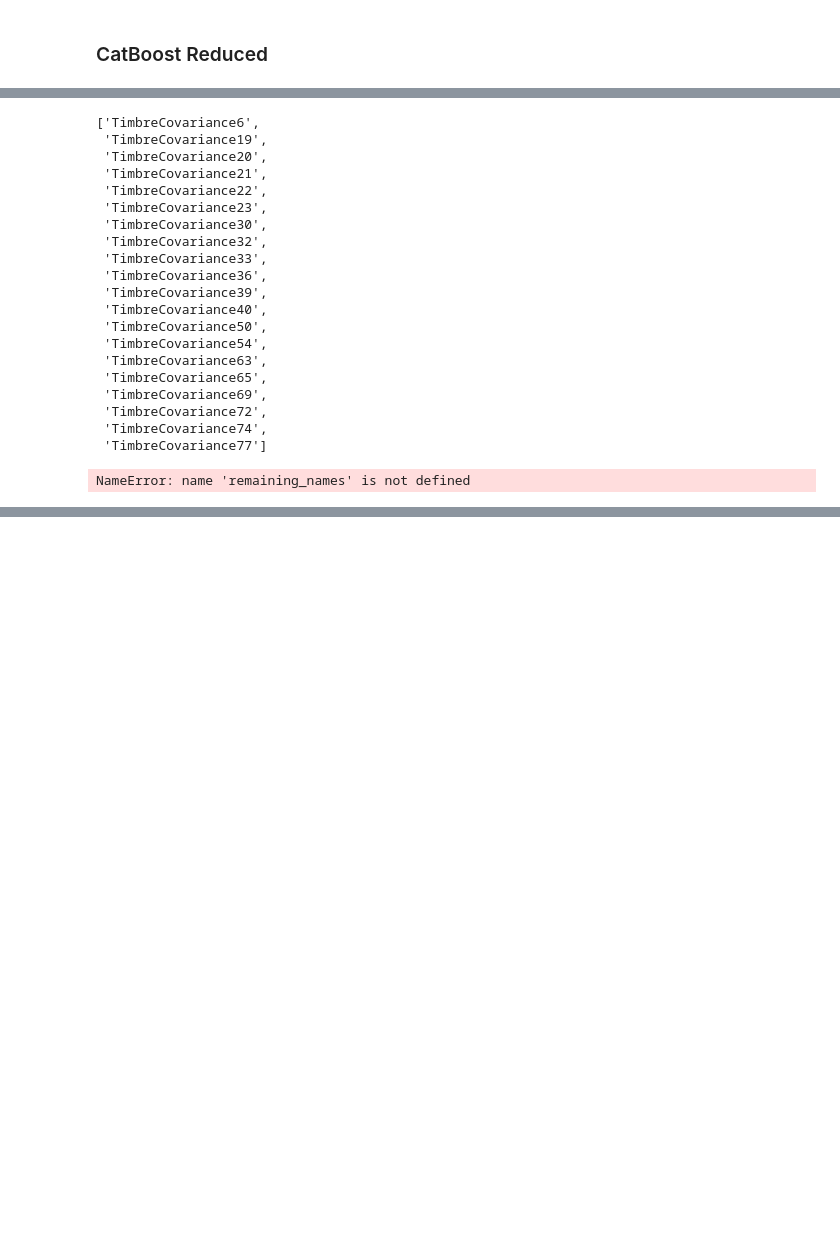
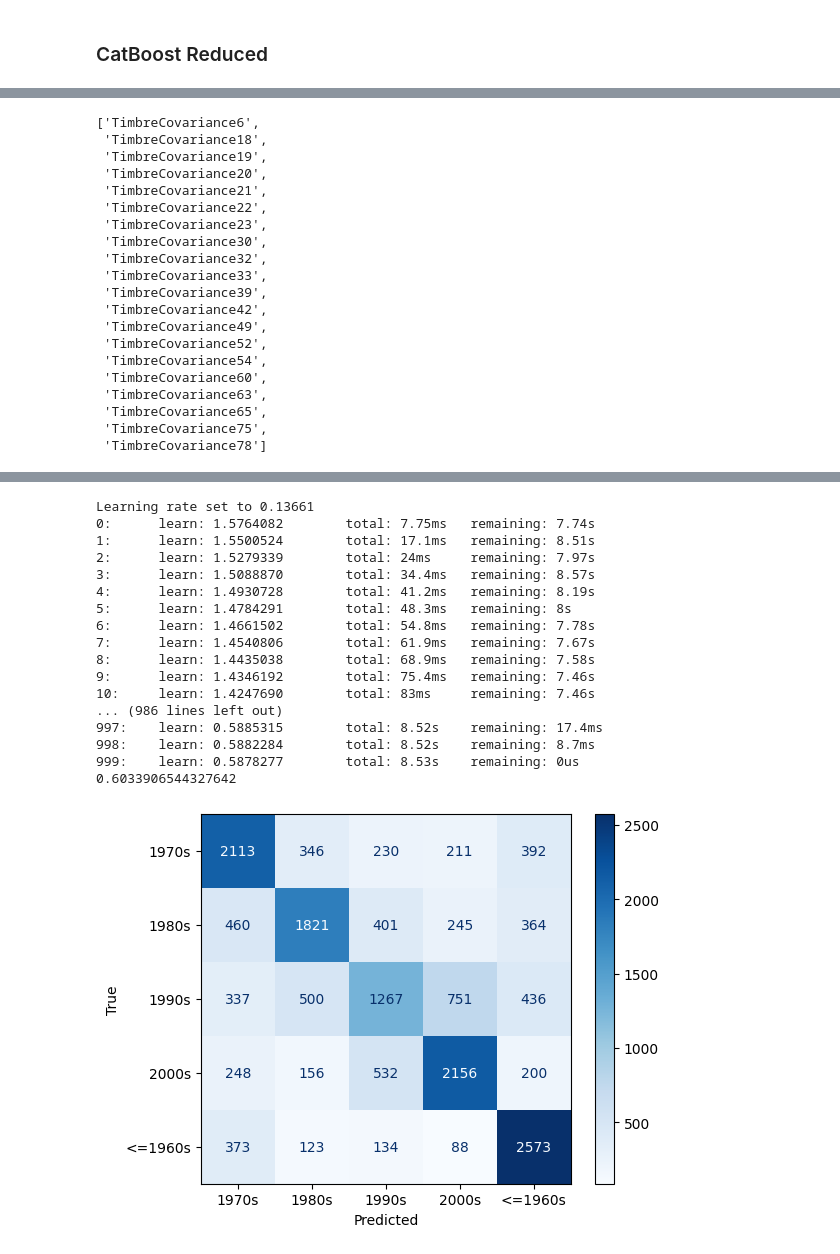
Before and after one commit to 7Koris/MusicAnalysis, a Jupyter notebook: model_eval.ipynb, the cells around one changed output, grey strips where cells are left out. Drawn from its saved outputs; the diff is of its cells as text; code cells hidden in the pictures; blank space fills up the shorter version.

```diff
--- a/model_eval.ipynb
+++ b/model_eval.ipynb
@@ -48,6 +48,8 @@ labels_trim = labels_trim.replace({"1930s":  "<=1960s"})
 labels_trim = labels_trim.replace({"1920s":  "<=1960s"})
 data_by_decade["label"] = labels_trim
 
+data_by_decade, test_big = train_test_split(data_by_decade, train_size=0.7, random_state=42, stratify=data_by_decade["label"])
+
 if NORMALIZE_COUNTS:
     min_count = data_by_decade['label'].value_counts().min()
     data_by_decade = data_by_decade.groupby('label').apply(lambda x: x.sample(min_count, replace=True)).reset_index(drop=True)
@@ -300,7 +334,7 @@ cat_res.feature_importances_
 sorted_importances = sorted(zip(cat_res.feature_names_, cat_res.feature_importances_), key=lambda x: x[1], reverse=True)
 sorted_importances
 
-top = sorted_importances[:60]
+top = sorted_importances[:70]
 top_names = [x[0] for x in top]
 
 top_names
@@ -308,6 +342,7 @@ remaining_names = [x for x in cat_res.feature_names_ if x not in top_names]
 remaining_names
 # %% [output]
 ['TimbreCovariance6',
+ 'TimbreCovariance18',
  'TimbreCovariance19',
  'TimbreCovariance20',
  'TimbreCovariance21',
@@ -316,29 +351,26 @@ remaining_names
  'TimbreCovariance30',
  'TimbreCovariance32',
  'TimbreCovariance33',
- 'TimbreCovariance36',
  'TimbreCovariance39',
- 'TimbreCovariance40',
- 'TimbreCovariance50',
+ 'TimbreCovariance42',
+ 'TimbreCovariance49',
+ 'TimbreCovariance52',
  'TimbreCovariance54',
+ 'TimbreCovariance60',
  'TimbreCovariance63',
  'TimbreCovariance65',
- 'TimbreCovariance69',
- 'TimbreCovariance72',
- 'TimbreCovariance74',
- 'TimbreCovariance77']
+ 'TimbreCovariance75',
+ 'TimbreCovariance78']
 # %%
 data_by_decade_reduced_by_importance = data_by_decade.drop(columns=remaining_names)
 
 
-train_reduced_by_importance, test_reduced_by_importance = train_test_split(data_by_decade_reduced_by_importance, train_size=0.7, random_state=42, stratify=data_by_decade_reduced["label"])
+train_reduced_by_importance, test_reduced_by_importance = train_test_split(data_by_decade_reduced_by_importance, train_size=0.7, random_state=42, stratify=data_by_decade_reduced_by_importance["label"])
 
 test_reduced_by_importance_label = test_reduced_by_importance["label"].astype("category").cat.codes
 train_reduced_by_importance_label = train_reduced_by_importance["label"].astype("category").cat.codes
 test_reduced_by_importance.drop("label", axis=1, inplace=True)
 train_reduced_by_importance.drop("label", axis=1, inplace=True)
-# %% [output]
-NameError: name 'remaining_names' is not defined
 # %%
 from catboost import CatBoostClassifier
 cat_model = CatBoostClassifier(task_type="GPU", iterations=1000, devices='0')
@@ -354,9 +386,10 @@ for i in range(len(pred)):
 
 percent_right = num_right / len(pred)
 print(percent_right)
+#print(adjr2(train_reduced_by_importance, pred, len(train_reduced_by_importance.columns) - 1))
 
 # confusion matrix
-matrix = confusion_matrix(test_reduced_label, pred)
+matrix = confusion_matrix(test_reduced_by_importance_label, pred)
 disp = ConfusionMatrixDisplay(confusion_matrix=matrix)
 disp.plot(cmap=plt.cm.Blues)
 
@@ -373,0 +407,18 @@ NameError: name 'train_reduced_by_importance' is not defined
+Learning rate set to 0.13661
+0:      learn: 1.5764082        total: 7.75ms   remaining: 7.74s
+1:      learn: 1.5500524        total: 17.1ms   remaining: 8.51s
+2:      learn: 1.5279339        total: 24ms     remaining: 7.97s
+3:      learn: 1.5088870        total: 34.4ms   remaining: 8.57s
+4:      learn: 1.4930728        total: 41.2ms   remaining: 8.19s
+5:      learn: 1.4784291        total: 48.3ms   remaining: 8s
+6:      learn: 1.4661502        total: 54.8ms   remaining: 7.78s
+7:      learn: 1.4540806        total: 61.9ms   remaining: 7.67s
+8:      learn: 1.4435038        total: 68.9ms   remaining: 7.58s
+9:      learn: 1.4346192        total: 75.4ms   remaining: 7.46s
+10:     learn: 1.4247690        total: 83ms     remaining: 7.46s
+... (986 lines left out)
+997:    learn: 0.5885315        total: 8.52s    remaining: 17.4ms
+998:    learn: 0.5882284        total: 8.52s    remaining: 8.7ms
+999:    learn: 0.5878277        total: 8.53s    remaining: 0us
+0.6033906544327642
+[figure, added]
```
Also changed, not shown: parts of 10 cells of this notebook.
